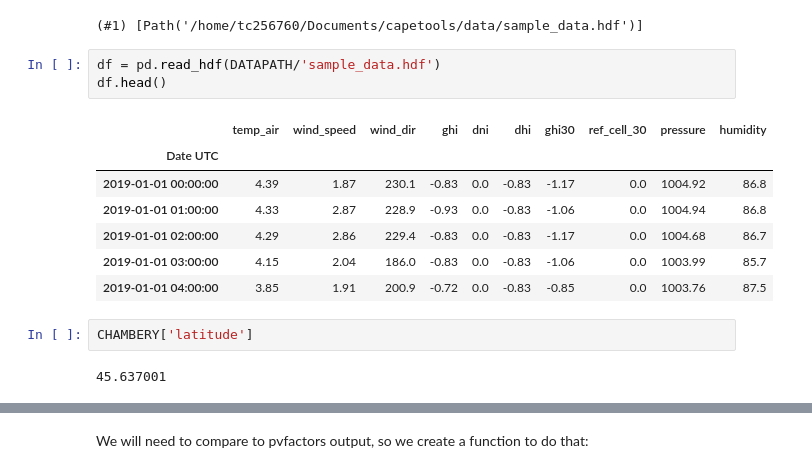
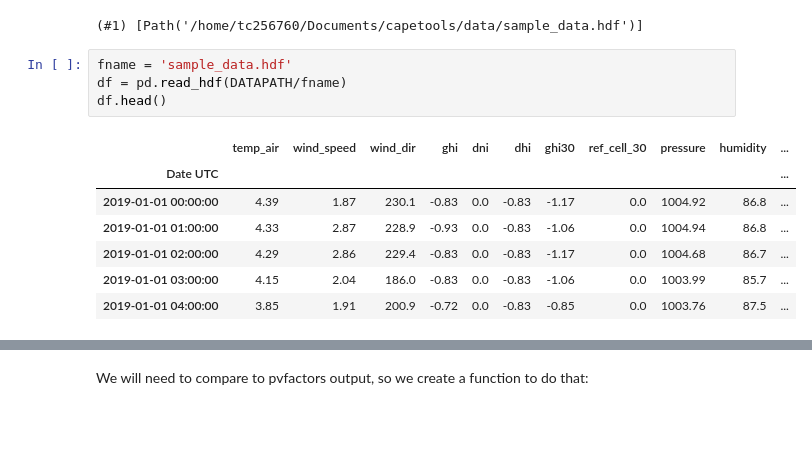
Before and after one commit to francisco-ar/pvtools, a Jupyter notebook: nbs/06_modelling.mybifacialvf.ipynb, the cells around one changed output, grey strips where cells are left out. Cells and saved outputs as stored; diff of their text form; blank space fills up the shorter version.

```diff
--- a/nbs/06_modelling.mybifacialvf.ipynb
+++ b/nbs/06_modelling.mybifacialvf.ipynb
@@ -22,17 +32,14 @@ DATAPATH.ls()
 # %% [output]
 (#1) [Path('/home/tc256760/Documents/capetools/data/sample_data.hdf')]
 # %%
-df = pd.read_hdf(DATAPATH/'sample_data.hdf')
+fname = 'sample_data.hdf'
+df = pd.read_hdf(DATAPATH/fname)
 df.head()
 # %% [output]
-|  | temp_air | wind_speed | wind_dir | ghi | dni | dhi | ghi30 | ref_cell_30 | pressure | humidity |
-| Date UTC |  |  |  |  |  |  |  |  |  |  |
-| 2019-01-01 00:00:00 | 4.39 | 1.87 | 230.1 | -0.83 | 0.0 | -0.83 | -1.17 | 0.0 | 1004.92 | 86.8 |
-| 2019-01-01 01:00:00 | 4.33 | 2.87 | 228.9 | -0.93 | 0.0 | -0.83 | -1.06 | 0.0 | 1004.94 | 86.8 |
-| 2019-01-01 02:00:00 | 4.29 | 2.86 | 229.4 | -0.83 | 0.0 | -0.83 | -1.17 | 0.0 | 1004.68 | 86.7 |
-| 2019-01-01 03:00:00 | 4.15 | 2.04 | 186.0 | -0.83 | 0.0 | -0.83 | -1.06 | 0.0 | 1003.99 | 85.7 |
-| 2019-01-01 04:00:00 | 3.85 | 1.91 | 200.9 | -0.72 | 0.0 | -0.83 | -0.85 | 0.0 | 1003.76 | 87.5 |
+|  | temp_air | wind_speed | wind_dir | ghi | dni | dhi | ghi30 | ref_cell_30 | pressure | humidity | ... |
+| Date UTC |  |  |  |  |  |  |  |  |  |  | ... |
+| 2019-01-01 00:00:00 | 4.39 | 1.87 | 230.1 | -0.83 | 0.0 | -0.83 | -1.17 | 0.0 | 1004.92 | 86.8 | ... |
+| 2019-01-01 01:00:00 | 4.33 | 2.87 | 228.9 | -0.93 | 0.0 | -0.83 | -1.06 | 0.0 | 1004.94 | 86.8 | ... |
+| 2019-01-01 02:00:00 | 4.29 | 2.86 | 229.4 | -0.83 | 0.0 | -0.83 | -1.17 | 0.0 | 1004.68 | 86.7 | ... |
+| 2019-01-01 03:00:00 | 4.15 | 2.04 | 186.0 | -0.83 | 0.0 | -0.83 | -1.06 | 0.0 | 1003.99 | 85.7 | ... |
+| 2019-01-01 04:00:00 | 3.85 | 1.91 | 200.9 | -0.72 | 0.0 | -0.83 | -0.85 | 0.0 | 1003.76 | 87.5 | ... |
-# %%
-CHAMBERY['latitude']
-# %% [output]
-45.637001
```
Also changed, not shown: parts of 14 cells of this notebook, 4 other files.
